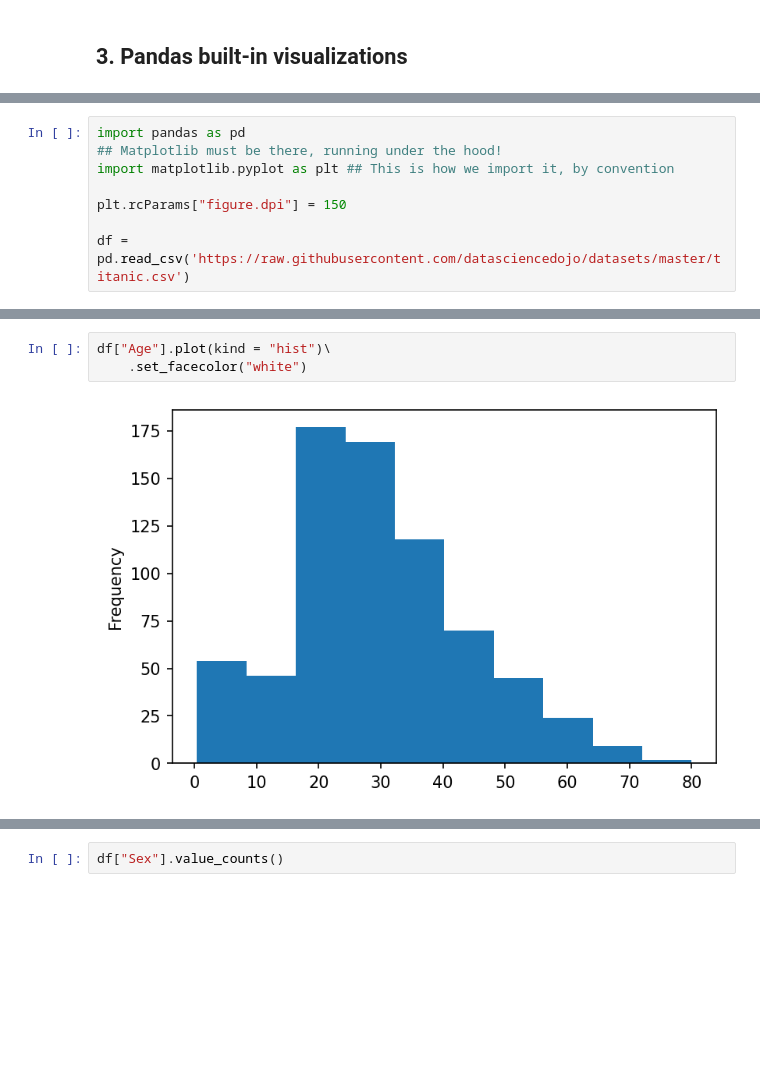
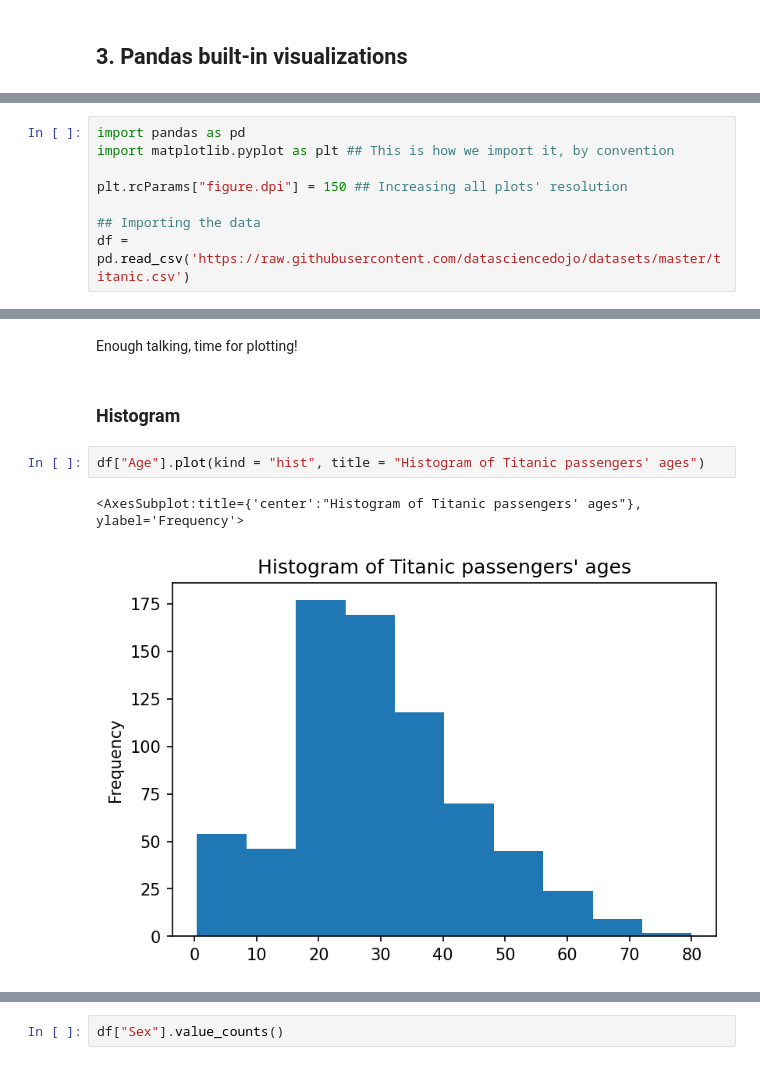
Before and after one commit to vukasin-viskovic/idsss, a Jupyter notebook: session_004.ipynb, the cells around one changed output, grey strips where cells are left out. Cells and saved outputs as stored; diff of their text form; blank space fills up the shorter version.

```diff
--- a/session_004.ipynb
+++ b/session_004.ipynb
@@ -26,10 +76,10 @@ Because they help us understand the relationship between different variables in
 # %%
 import pandas as pd
-## Matplotlib must be there, running under the hood!
 import matplotlib.pyplot as plt ## This is how we import it, by convention
 
-plt.rcParams["figure.dpi"] = 150
+plt.rcParams["figure.dpi"] = 150 ## Increasing all plots' resolution
 
+## Importing the data
 df = pd.read_csv('https://raw.githubusercontent.com/datasciencedojo/datasets/master/titanic.csv')
 # %%
 df.head() ## Just a quick reminder :)
@@ -40,8 +90,12 @@ df.head() ## Just a quick reminder :)
 | 2 | 3 | 1 | 3 | Heikkinen, Miss. Laina | female | 26.0 | 0 | 0 | STON/O2. 3101282 | 7.9250 | ... |
 | 3 | 4 | 1 | 1 | Futrelle, Mrs. Jacques Heath (Lil... | female | 35.0 | 1 | 0 | 113803 | 53.1000 | ... |
 | 4 | 5 | 0 | 3 | Allen, Mr. William Henry | male | 35.0 | 0 | 0 | 373450 | 8.0500 | ... |
+# %% [markdown]
+Enough talking, time for plotting!
+# %% [markdown]
+### Histogram
 # %%
-df["Age"].plot(kind = "hist")\
-    .set_facecolor("white")
+df["Age"].plot(kind = "hist", title = "Histogram of Titanic passengers' ages")
 # %% [output]
+<AxesSubplot:title={'center':"Histogram of Titanic passengers' ages"}, ylabel='Frequency'>
-[figure, old version]
+[figure, new version]
```
Also changed, not shown: parts of 47 cells of this notebook, 50 other files.
